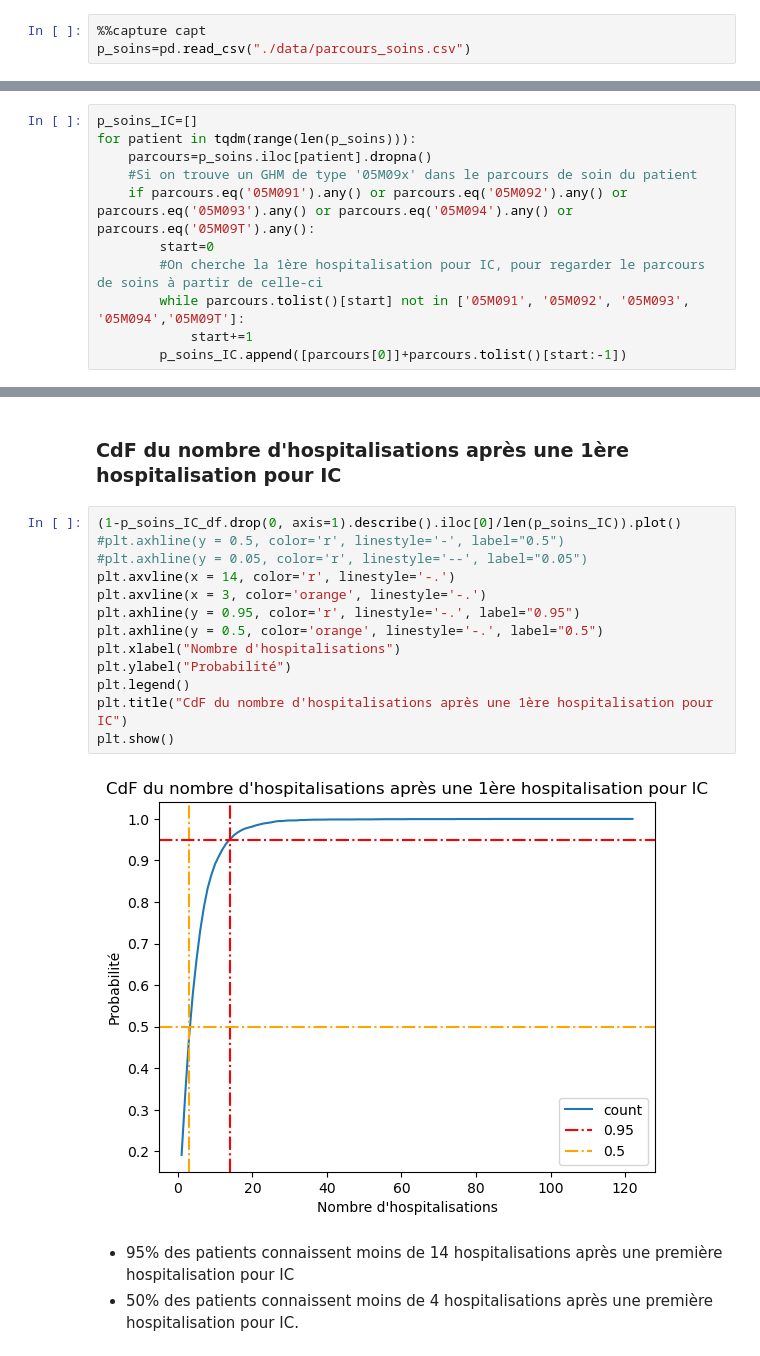
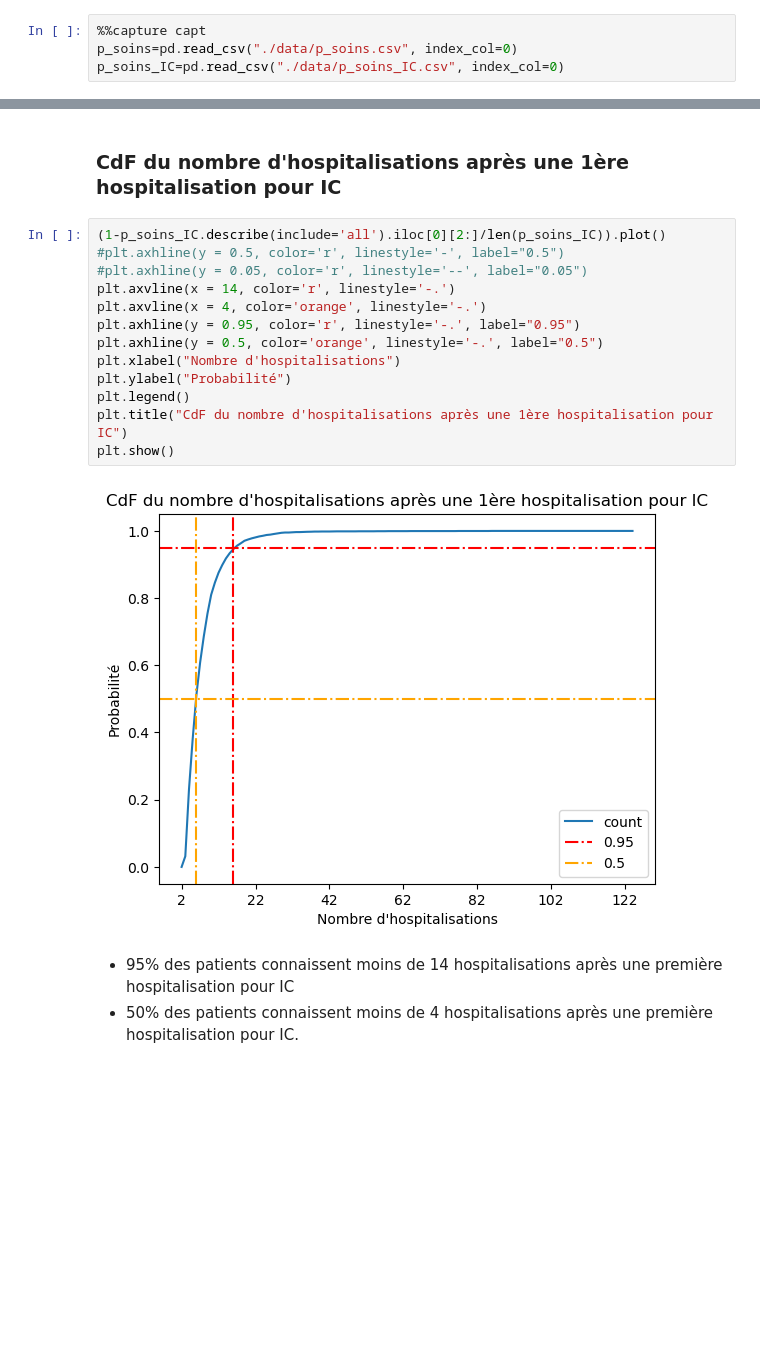
Before and after one commit to Kirscher/TextMining_Parcours_de_soin, a Jupyter notebook: base_sequentielle.ipynb, the cells around one changed output, grey strips where cells are left out. Drawn from its saved outputs; the diff is of its cells as text; blank space fills up the shorter version.

Commit message:
updated hospit GHM data and viz with new base_sequentielle

```diff
--- a/base_sequentielle.ipynb
+++ b/base_sequentielle.ipynb
@@ -11,7 +12,8 @@ from tqdm import tqdm
 import plotly.express as px
 # %%
 %%capture capt
-p_soins=pd.read_csv("./data/parcours_soins.csv")
+p_soins=pd.read_csv("./data/p_soins.csv", index_col=0)
+p_soins_IC=pd.read_csv("./data/p_soins_IC.csv", index_col=0)
 # %%
 p_soins.head()
 # %% [output]
@@ -71,14 +63,3 @@ plt.show()
 95% des patients de la population étudiée connaissent moins de 20 hospitalisations (on ne considère pas les hospitalisations chroniques).
 # %% [markdown]
 ### Pour les patients avec une hospitalisation pour un GHM '05M09x', en considérant cette hospitalisation comme début de parcours
-# %%
-p_soins_IC=[]
-for patient in tqdm(range(len(p_soins))):
-    parcours=p_soins.iloc[patient].dropna()
-    #Si on trouve un GHM de type '05M09x' dans le parcours de soin du patient
-    if parcours.eq('05M091').any() or parcours.eq('05M092').any() or parcours.eq('05M093').any() or parcours.eq('05M094').any() or parcours.eq('05M09T').any():
-        start=0
-        #On cherche la 1ère hospitalisation pour IC, pour regarder le parcours de soins à partir de celle-ci
-        while parcours.tolist()[start] not in ['05M091', '05M092', '05M093', '05M094','05M09T']:
-            start+=1
-        p_soins_IC.append([parcours[0]]+parcours.tolist()[start:-1])
@@ -96,20 +82,20 @@ p_soins_IC_df.head()
 # %% [markdown]
 ### CdF du nombre d'hospitalisations après une 1ère hospitalisation pour IC
 # %%
-(1-p_soins_IC_df.drop(0, axis=1).describe().iloc[0]/len(p_soins_IC)).plot()
+(1-p_soins_IC.describe(include='all').iloc[0][2:]/len(p_soins_IC)).plot()
 #plt.axhline(y = 0.5, color='r', linestyle='-', label="0.5")
 #plt.axhline(y = 0.05, color='r', linestyle='--', label="0.05")
 plt.axvline(x = 14, color='r', linestyle='-.')
-plt.axvline(x = 3, color='orange', linestyle='-.')
+plt.axvline(x = 4, color='orange', linestyle='-.')
 plt.axhline(y = 0.95, color='r', linestyle='-.', label="0.95")
 plt.axhline(y = 0.5, color='orange', linestyle='-.', label="0.5")
 plt.xlabel("Nombre d'hospitalisations")
 plt.ylabel("Probabilité")
 plt.legend()
 plt.title("CdF du nombre d'hospitalisations après une 1ère hospitalisation pour IC")
 plt.show()
 # %% [output]
-[figure, old version]
+[figure, new version]
 # %% [markdown]
 + 95% des patients connaissent moins de 14 hospitalisations après une première hospitalisation pour IC
 + 50% des patients connaissent moins de 4 hospitalisations après une première hospitalisation pour IC.
```
Also changed, not shown: parts of 33 cells of this notebook, 6 other files.
